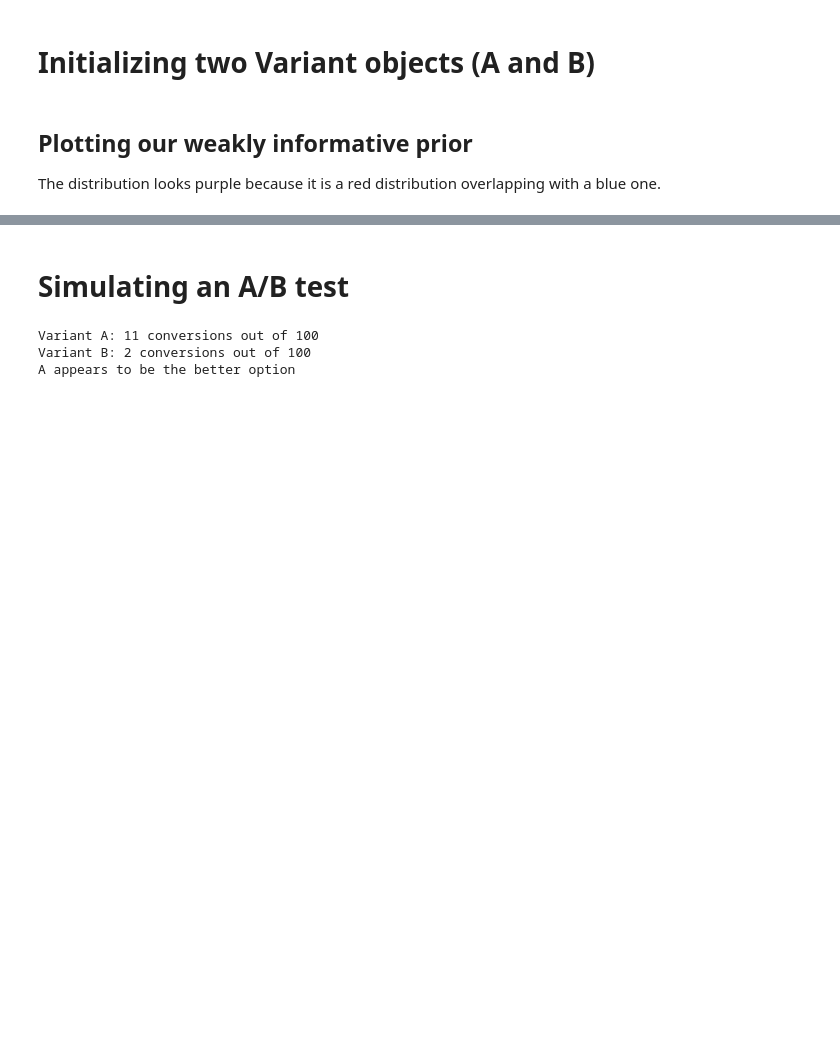
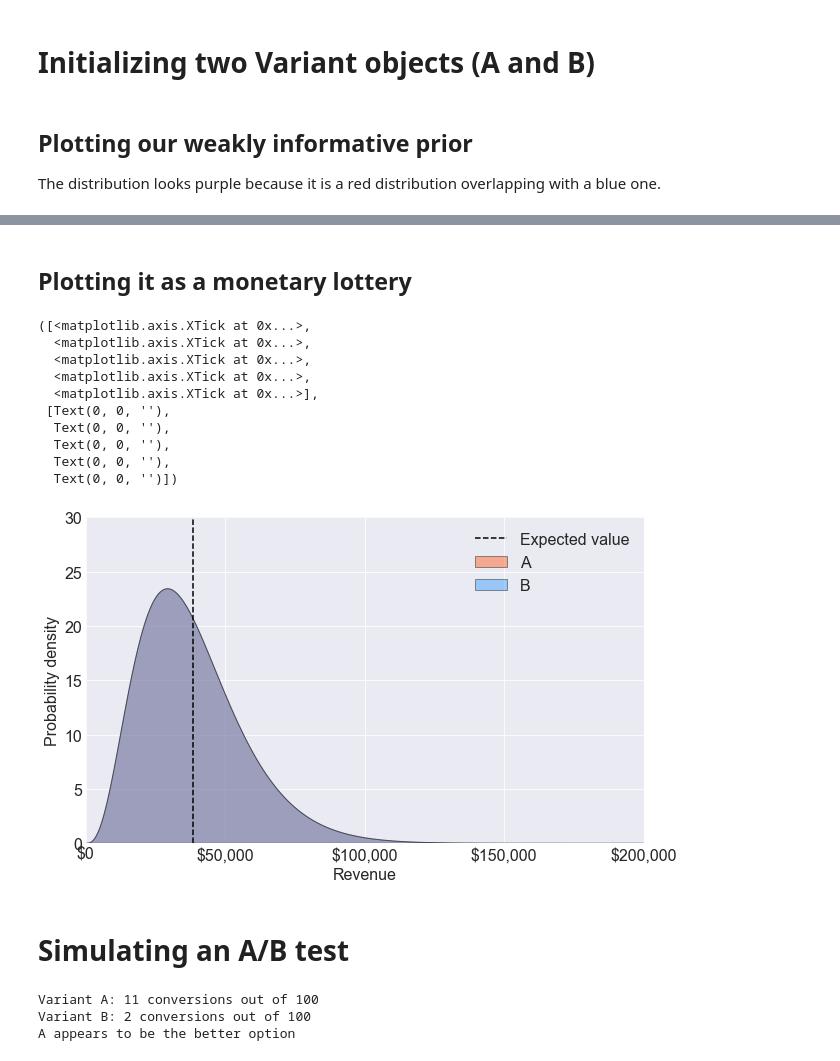
Before and after one commit to tbuffington7/valuable-AB-testing, a Jupyter notebook: AB_testing_notebook.ipynb, the cells around one changed output, grey strips where cells are left out. Drawn from its saved outputs; the diff is of its cells as text; code cells hidden in the pictures; blank space fills up the shorter version.

```diff
--- a/AB_testing_notebook.ipynb
+++ b/AB_testing_notebook.ipynb
@@ -29,3 +31,25 @@ plt.legend(['A', 'B'])
+# %% [markdown]
+## Plotting it as a monetary lottery
+# %%
+plt.axvline(A.expected_value, linestyle='--', color='k')
+A.plot_value_dist('orangered')
+B.plot_value_dist('dodgerblue')
+plt.legend(['Expected value', 'A', 'B'])
+plt.ylim(0,30)
+plt.xlim(0,200000)
+plt.xticks(np.linspace(0,200000, 5))
+# %% [output]
+([<matplotlib.axis.XTick at 0x...>,
+  <matplotlib.axis.XTick at 0x...>,
+  <matplotlib.axis.XTick at 0x...>,
+  <matplotlib.axis.XTick at 0x...>,
+  <matplotlib.axis.XTick at 0x...>],
+ [Text(0, 0, ''),
+  Text(0, 0, ''),
+  Text(0, 0, ''),
+  Text(0, 0, ''),
+  Text(0, 0, '')])
+[figure, added]
 # %% [markdown]
 # Simulating an A/B test
 # %%
```
Also changed, not shown: parts of 2 cells of this notebook.
